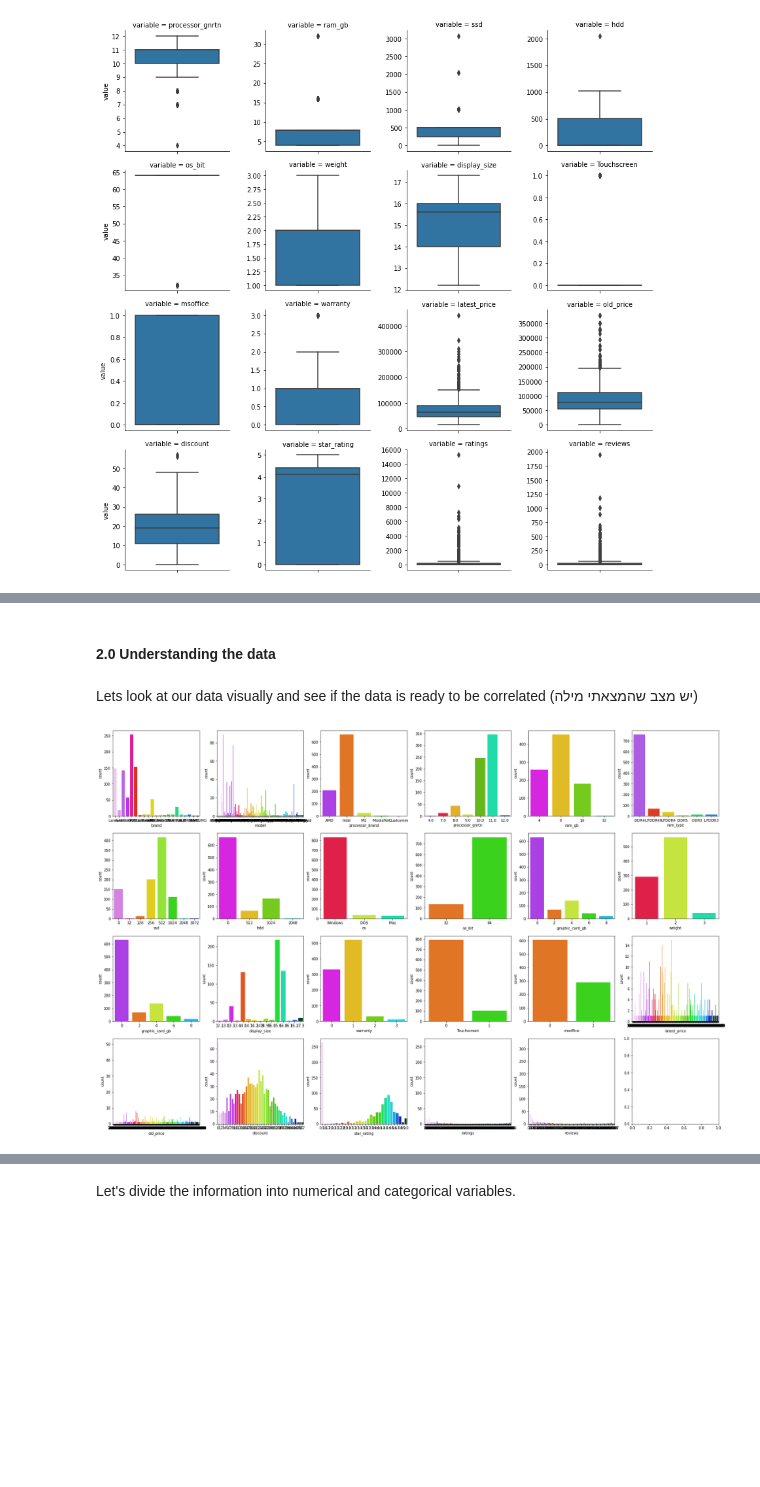
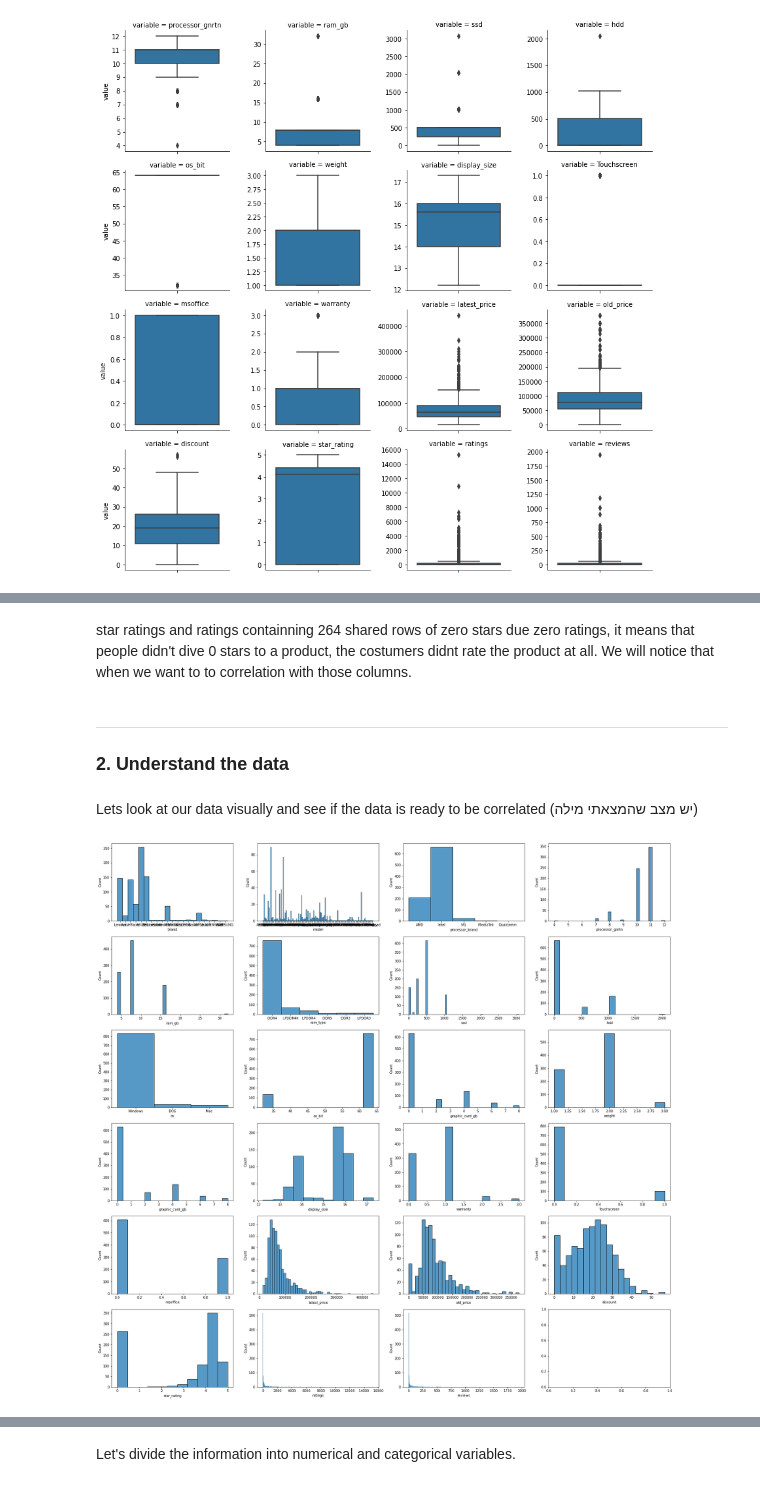
Before and after one commit to NoaBarNov/Data-Science-Project, a Jupyter notebook: newfinalproject.ipynb, the cells around one changed output, grey strips where cells are left out. Cells and saved outputs as stored; diff of their text form; code cells hidden in the pictures; blank space fills up the shorter version.

```diff
--- a/newfinalproject.ipynb
+++ b/newfinalproject.ipynb
@@ -389,32 +410,35 @@ plt.show()
+# %% [markdown]
+star ratings and ratings containning 264 shared rows of zero stars due zero ratings, it means that people didn't dive 0 stars to a product, the costumers didnt rate the product at all. We will notice that when we want to to correlation with those columns.
 # %% [markdown]
-#### 2.0 Understanding the data
+---
+### 2. Understand the data
 # %% [markdown]
 Lets look at our data visually and see if the data is ready to be correlated (יש מצב שהמצאתי מילה)
 # %%
-fig, axes = plt.subplots(4,6, figsize=(30,20))
-sns.countplot(data = data, x = 'brand', ax = axes[0,0], palette='gist_ncar_r')
-sns.countplot(data = data, x = 'model', ax = axes[0,1], palette='gist_ncar_r')
-sns.countplot(data = data, x = 'processor_brand', ax = axes[0,2], palette='gist_ncar_r')
-sns.countplot(data = data, x = 'processor_gnrtn', ax = axes[0,3], palette='gist_ncar_r')
-sns.countplot(data = data, x = 'ram_gb', ax = axes[0,4], palette='gist_ncar_r')
-sns.countplot(data = data, x = 'ram_type', ax = axes[0,5], palette='gist_ncar_r')
-sns.countplot(data = data, x = 'ssd', ax = axes[1,0], palette='gist_ncar_r')
-sns.countplot(data = data, x = 'hdd', ax = axes[1,1], palette='gist_ncar_r')
-sns.countplot(data = data, x = 'os', ax = axes[1,2], palette='gist_ncar_r')
-sns.countplot(data = data, x = 'os_bit', ax = axes[1,3], palette='gist_ncar_r')
-sns.countplot(data = data, x = 'graphic_card_gb', ax = axes[1,4], palette='gist_ncar_r')
-sns.countplot(data = data, x = 'weight', ax = axes[1,5], palette='gist_ncar_r')
-sns.countplot(data = data, x = 'graphic_card_gb', ax = axes[2,0], palette='gist_ncar_r')
-sns.countplot(data = data, x = 'display_size', ax = axes[2,1], palette='gist_ncar_r')
-sns.countplot(data = data, x = 'warranty', ax = axes[2,2], palette='gist_ncar_r')
-sns.countplot(data = data, x = 'Touchscreen', ax = axes[2,3], palette='gist_ncar_r')
-sns.countplot(data = data, x = 'msoffice', ax = axes[2,4], palette='gist_ncar_r')
-sns.countplot(data = data, x = 'latest_price', ax = axes[2,5], palette='gist_ncar_r')
-sns.countplot(data = data, x = 'old_price', ax = axes[3,0], palette='gist_ncar_r')
-sns.countplot(data = data, x = 'discount', ax = axes[3,1], palette='gist_ncar_r')
-sns.countplot(data = data, x = 'star_rating', ax = axes[3,2], palette='gist_ncar_r')
-sns.countplot(data = data, x = 'ratings', ax = axes[3,3], palette='gist_ncar_r')
-sns.countplot(data = data, x = 'reviews', ax = axes[3,4], palette='gist_ncar_r')
+fig, axes = plt.subplots(6,4, figsize=(30,30))
+sns.histplot(data = data, x = 'brand', ax = axes[0,0], palette='gist_ncar_r')
+sns.histplot(data = data, x = 'model', ax = axes[0,1], palette='gist_ncar_r')
+sns.histplot(data = data, x = 'processor_brand', ax = axes[0,2], palette='gist_ncar_r')
+sns.histplot(data = data, x = 'processor_gnrtn', ax = axes[0,3], palette='gist_ncar_r')
+sns.histplot(data = data, x = 'ram_gb', ax = axes[1,0], palette='gist_ncar_r')
+sns.histplot(data = data, x = 'ram_type', ax = axes[1,1], palette='gist_ncar_r')
+sns.histplot(data = data, x = 'ssd', ax = axes[1,2], palette='gist_ncar_r')
+sns.histplot(data = data, x = 'hdd', ax = axes[1,3], palette='gist_ncar_r')
+sns.histplot(data = data, x = 'os', ax = axes[2,0], palette='gist_ncar_r')
+sns.histplot(data = data, x = 'os_bit', ax = axes[2,1], palette='gist_ncar_r')
+sns.histplot(data = data, x = 'graphic_card_gb', ax = axes[2,2], palette='gist_ncar_r')
+sns.histplot(data = data, x = 'weight', ax = axes[2,3], palette='gist_ncar_r')
+sns.histplot(data = data, x = 'graphic_card_gb', ax = axes[3,0], palette='gist_ncar_r')
+sns.histplot(data = data, x = 'display_size', ax = axes[3,1], palette='gist_ncar_r')
+sns.histplot(data = data, x = 'warranty', ax = axes[3,2], palette='gist_ncar_r')
+sns.histplot(data = data, x = 'Touchscreen', ax = axes[3,3], palette='gist_ncar_r')
+sns.histplot(data = data, x = 'msoffice', ax = axes[4,0], palette='gist_ncar_r')
+sns.histplot(data = data, x = 'latest_price', ax = axes[4,1], palette='gist_ncar_r')
+sns.histplot(data = data, x = 'old_price', ax = axes[4,2], palette='gist_ncar_r')
+sns.histplot(data = data, x = 'discount', ax = axes[4,3], palette='gist_ncar_r')
+sns.histplot(data = data, x = 'star_rating', ax = axes[5,0], palette='gist_ncar_r')
+sns.histplot(data = data, x = 'ratings', ax = axes[5,1], palette='gist_ncar_r')
+sns.histplot(data = data, x = 'reviews', ax = axes[5,2], palette='gist_ncar_r')
 plt.show()
 # %% [output]
-[figure, old version]
+[figure, new version]
```
Also changed, not shown: parts of 90 cells of this notebook, 3 other files.
